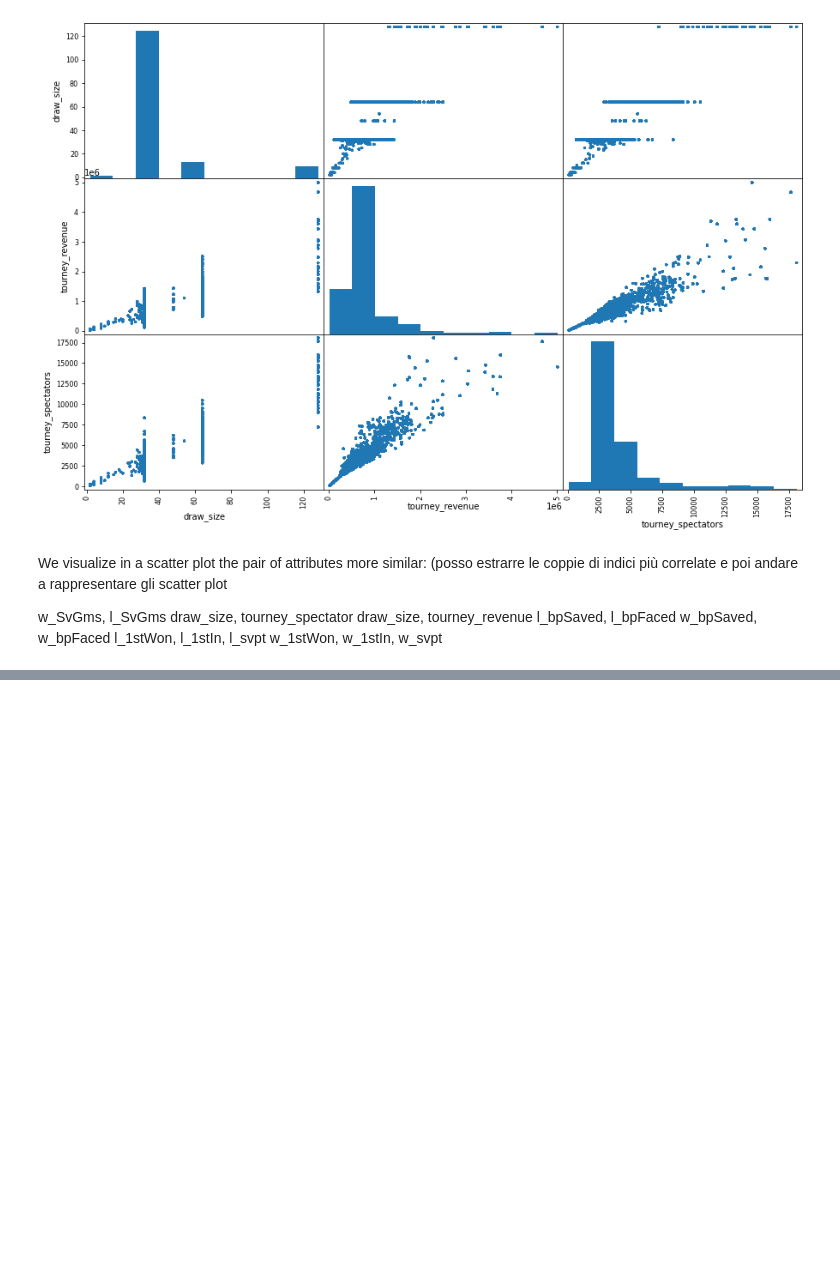
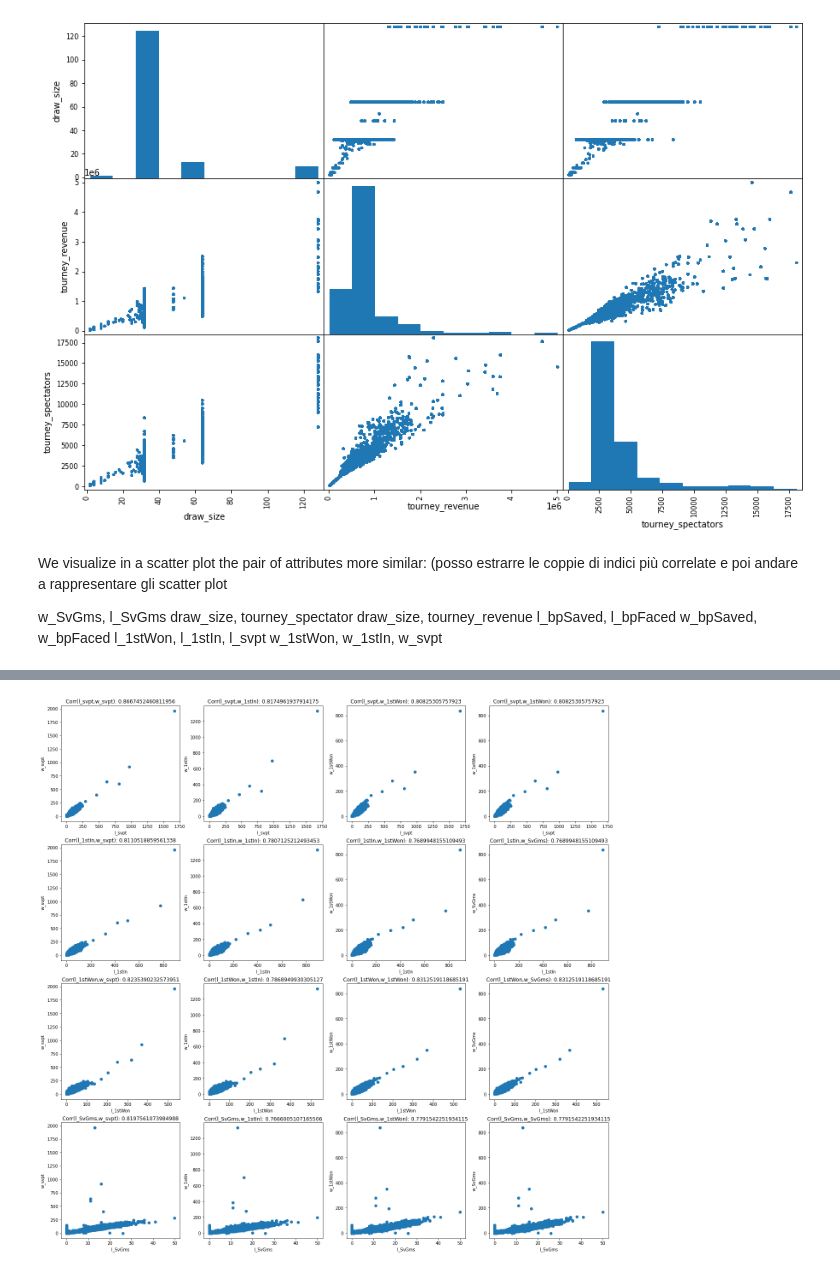
Before and after one commit to OrnelaDanushi/DM-project21, a Jupyter notebook: Data_Correlation.ipynb, the cells around one changed output, grey strips where cells are left out. Cells and saved outputs as stored; diff of their text form; code cells hidden in the pictures; blank space fills up the shorter version.

```diff
--- a/Data_Correlation.ipynb
+++ b/Data_Correlation.ipynb
@@ -98,0 +102,26 @@ df.plot.scatter(x = 'winner_id', y = 'loser_id')
+# %%
+f, axs = plt.subplots(nrows = 4, ncols = 4, figsize=(23,23))
+scatter_subplots(axs[0][0], df.l_svpt, df.w_svpt, 'l_svpt', 'w_svpt')
+scatter_subplots(axs[0][1], df.l_svpt, df.w_1stIn, 'l_svpt', 'w_1stIn')
+scatter_subplots(axs[0][2], df.l_svpt, df.w_1stWon, 'l_svpt', 'w_1stWon')
+scatter_subplots(axs[0][3], df.l_svpt, df.w_1stWon, 'l_svpt', 'w_1stWon')
+
+scatter_subplots(axs[1][0], df.l_1stIn, df.w_svpt, 'l_1stIn', 'w_svpt')
+scatter_subplots(axs[1][1], df.l_1stIn, df.w_1stIn, 'l_1stIn', 'w_1stIn')
+scatter_subplots(axs[1][2], df.l_1stIn, df.w_1stWon, 'l_1stIn', 'w_1stWon')
+scatter_subplots(axs[1][3], df.l_1stIn, df.w_1stWon, 'l_1stIn', 'w_SvGms')
+
+
+scatter_subplots(axs[2][0], df.l_1stWon, df.w_svpt, 'l_1stWon', 'w_svpt')
+scatter_subplots(axs[2][1], df.l_1stWon, df.w_1stIn, 'l_1stWon', 'w_1stIn')
+scatter_subplots(axs[2][2], df.l_1stWon, df.w_1stWon, 'l_1stWon', 'w_1stWon')
+scatter_subplots(axs[2][3], df.l_1stWon, df.w_1stWon, 'l_1stWon', 'w_SvGms')
+
+scatter_subplots(axs[3][0], df.l_SvGms, df.w_svpt, 'l_SvGms', 'w_svpt')
+scatter_subplots(axs[3][1], df.l_SvGms, df.w_1stIn, 'l_SvGms', 'w_1stIn')
+scatter_subplots(axs[3][2], df.l_SvGms, df.w_1stWon, 'l_SvGms', 'w_1stWon')
+scatter_subplots(axs[3][3], df.l_SvGms, df.w_1stWon, 'l_SvGms', 'w_SvGms')
+
+plt.show()
+# %% [output]
+[figure, added]
```
Also changed, not shown: parts of 12 cells of this notebook.
